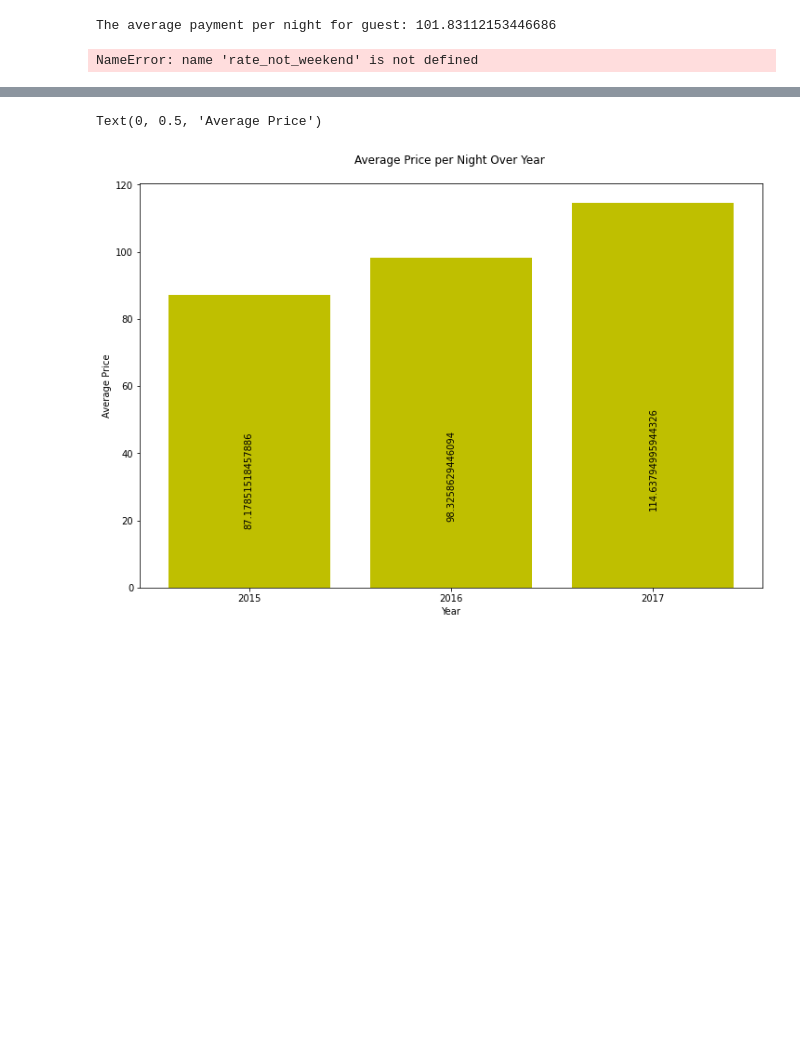
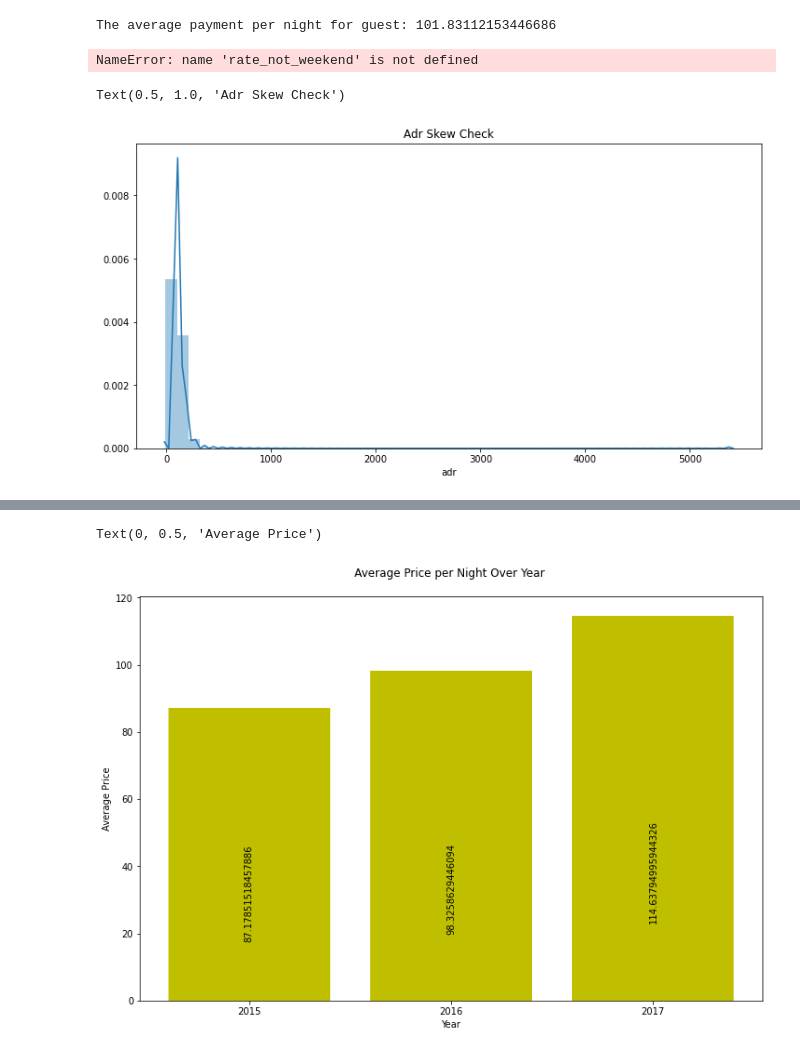
Before and after one commit to ronnyfahrudin/IYKRA-FELLOWSHIP-Data-Science, a Jupyter notebook: Data Analysis/Data Analysis week 3.ipynb, the cells around one changed output, grey strips where cells are left out. Drawn from its saved outputs; the diff is of its cells as text; code cells hidden in the pictures; blank space fills up the shorter version.

```diff
--- a/Data Analysis/Data Analysis week 3.ipynb
+++ b/Data Analysis/Data Analysis week 3.ipynb
@@ -290,3 +290,10 @@ The average payment per night for guest: 101.83112153446686
 ritz_jager[rate_not_weekend]= ritz_jager['adr']*ritz_jager['stays_in_week_nights']
 # %% [output]
 NameError: name 'rate_not_weekend' is not defined
+# %%
+fig, ax = plt.subplots(figsize = (12,6))
+sns.distplot(ritz_jager['adr'])
+ax.set_title("Adr Skew Check")
+# %% [output]
+Text(0.5, 1.0, 'Adr Skew Check')
+[figure, added]
```
Also changed, not shown: parts of 5 cells of this notebook.
